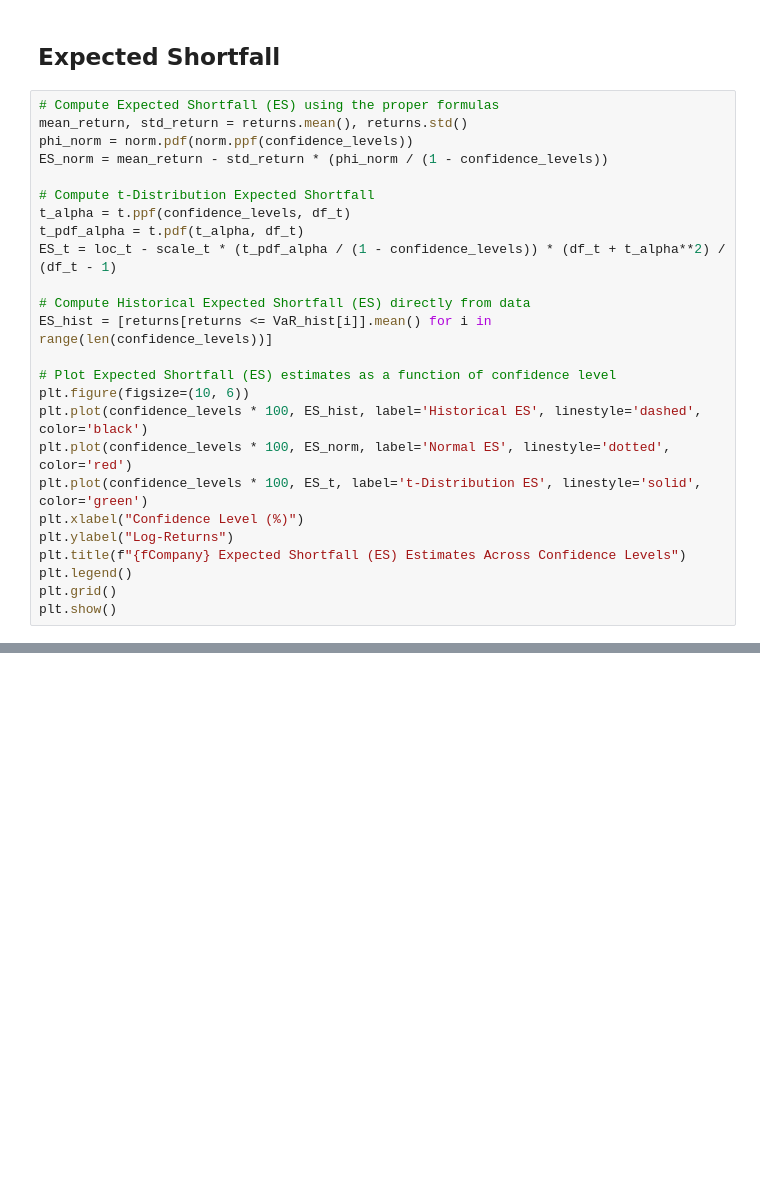
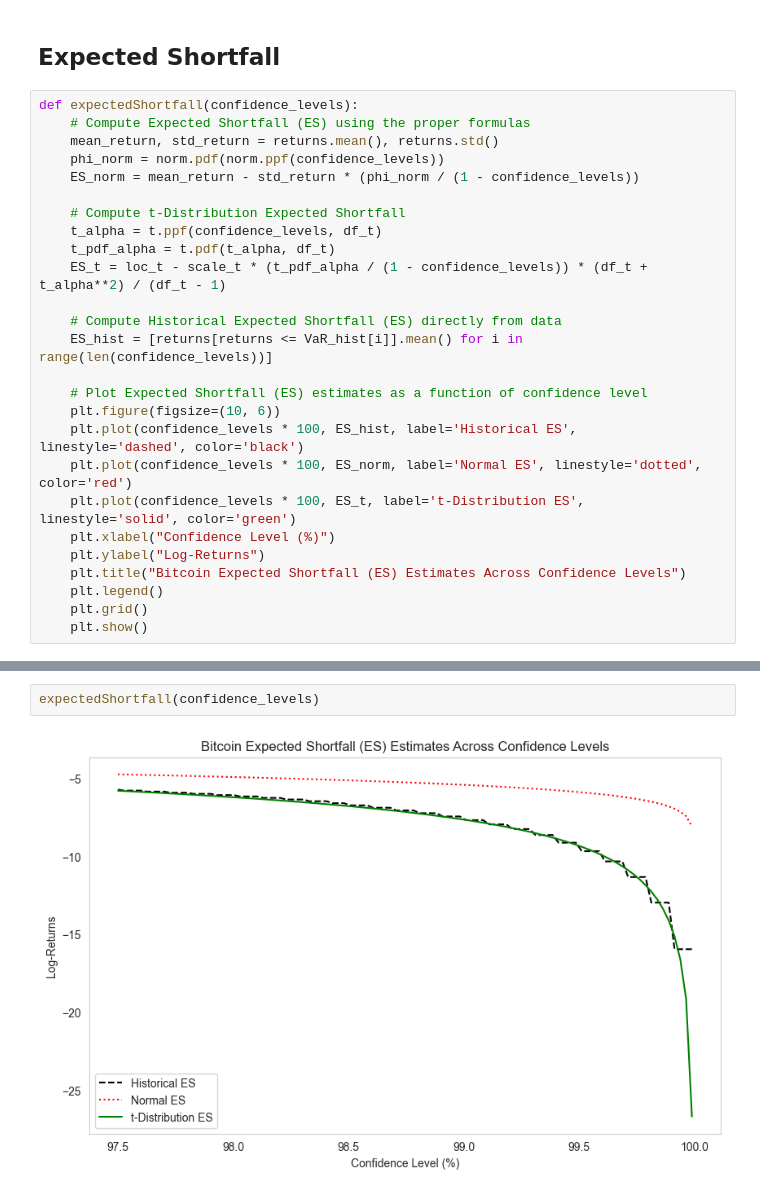
Before and after one commit to sajodajo/FinIDX-G4, a Jupyter notebook: EDA.ipynb, the cells around one changed output, grey strips where cells are left out. Drawn from its saved outputs; the diff is of its cells as text; blank space fills up the shorter version.

```diff
--- a/EDA.ipynb
+++ b/EDA.ipynb
@@ -306,27 +280,28 @@ plt.show()
 # %% [markdown]
 ## Expected Shortfall
 # %%
-# Compute Expected Shortfall (ES) using the proper formulas
-mean_return, std_return = returns.mean(), returns.std()
-phi_norm = norm.pdf(norm.ppf(confidence_levels))
-ES_norm = mean_return - std_return * (phi_norm / (1 - confidence_levels))
+def expectedShortfall(confidence_levels):
+    # Compute Expected Shortfall (ES) using the proper formulas
+    mean_return, std_return = returns.mean(), returns.std()
+    phi_norm = norm.pdf(norm.ppf(confidence_levels))
+    ES_norm = mean_return - std_return * (phi_norm / (1 - confidence_levels))
 
-# Compute t-Distribution Expected Shortfall
-t_alpha = t.ppf(confidence_levels, df_t)
-t_pdf_alpha = t.pdf(t_alpha, df_t)
-ES_t = loc_t - scale_t * (t_pdf_alpha / (1 - confidence_levels)) * (df_t + t_alpha**2) / (df_t - 1)
+    # Compute t-Distribution Expected Shortfall
+    t_alpha = t.ppf(confidence_levels, df_t)
+    t_pdf_alpha = t.pdf(t_alpha, df_t)
+    ES_t = loc_t - scale_t * (t_pdf_alpha / (1 - confidence_levels)) * (df_t + t_alpha**2) / (df_t - 1)
 
-# Compute Historical Expected Shortfall (ES) directly from data
-ES_hist = [returns[returns <= VaR_hist[i]].mean() for i in range(len(confidence_levels))]
+    # Compute Historical Expected Shortfall (ES) directly from data
+    ES_hist = [returns[returns <= VaR_hist[i]].mean() for i in range(len(confidence_levels))]
 
-# Plot Expected Shortfall (ES) estimates as a function of confidence level
-plt.figure(figsize=(10, 6))
-plt.plot(confidence_levels * 100, ES_hist, label='Historical ES', linestyle='dashed', color='black')
-plt.plot(confidence_levels * 100, ES_norm, label='Normal ES', linestyle='dotted', color='red')
-plt.plot(confidence_levels * 100, ES_t, label='t-Distribution ES', linestyle='solid', color='green')
-plt.xlabel("Confidence Level (%)")
-plt.ylabel("Log-Returns")
-plt.title(f"{fCompany} Expected Shortfall (ES) Estimates Across Confidence Levels")
-plt.legend()
-plt.grid()
-plt.show()
+    # Plot Expected Shortfall (ES) estimates as a function of confidence level
+    plt.figure(figsize=(10, 6))
+    plt.plot(confidence_levels * 100, ES_hist, label='Historical ES', linestyle='dashed', color='black')
+    plt.plot(confidence_levels * 100, ES_norm, label='Normal ES', linestyle='dotted', color='red')
+    plt.plot(confidence_levels * 100, ES_t, label='t-Distribution ES', linestyle='solid', color='green')
+    plt.xlabel("Confidence Level (%)")
+    plt.ylabel("Log-Returns")
+    plt.title("Bitcoin Expected Shortfall (ES) Estimates Across Confidence Levels")
+    plt.legend()
+    plt.grid()
+    plt.show()
@@ -334,0 +396,4 @@ plt.show()
+# %%
+expectedShortfall(confidence_levels)
+# %% [output]
+[figure, added]
```
Also changed, not shown: parts of 21 cells of this notebook.
